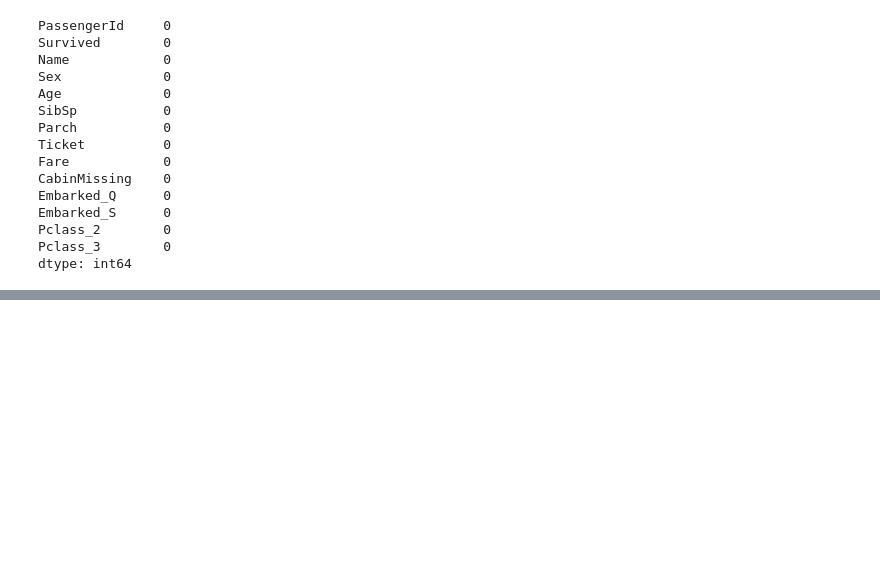
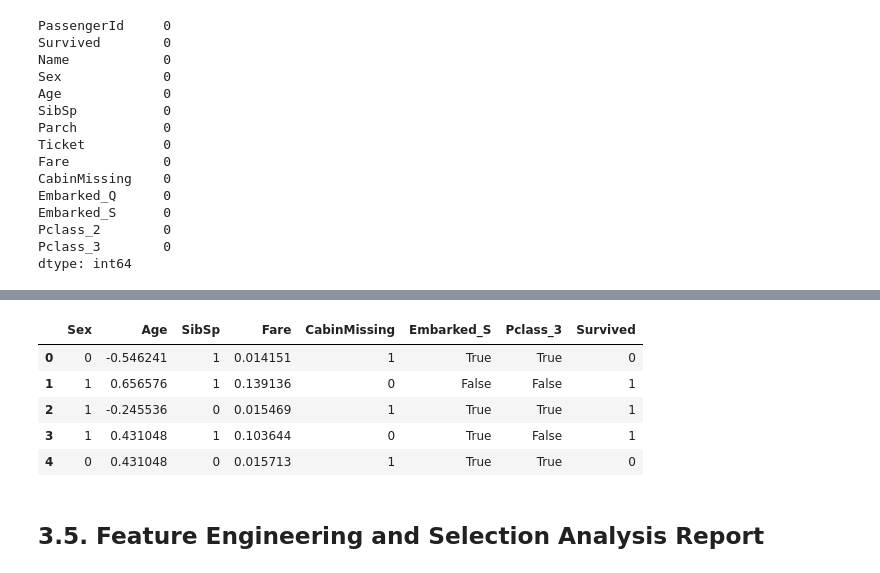
Before and after one commit to canoksuzoglu1/Titanic-Challenge, a Jupyter notebook: Titanic Challenge.ipynb, the cells around one changed output, grey strips where cells are left out. Saved outputs shown, nothing was run; the diff lists cells and outputs as text; code cells hidden in the pictures; blank space fills up the shorter version.

```diff
--- a/Titanic Challenge.ipynb
+++ b/Titanic Challenge.ipynb
@@ -744,0 +972,17 @@ The preprocessing steps we applied have prepared the Titanic dataset for machine
+# %%
+# Select only the features identified by RFE
+selected_features = ['Sex', 'Age', 'SibSp', 'Fare', 'CabinMissing', 'Embarked_S', 'Pclass_3', 'Survived']
+
+# Create a new dataset with only the selected features
+data = data[selected_features]
+# %%
+data.head()
+# %% [output]
+|  | Sex | Age | SibSp | Fare | CabinMissing | Embarked_S | Pclass_3 | Survived |
+| 0 | 0 | -0.546241 | 1 | 0.014151 | 1 | True | True | 0 |
+| 1 | 1 | 0.656576 | 1 | 0.139136 | 0 | False | False | 1 |
+| 2 | 1 | -0.245536 | 0 | 0.015469 | 1 | True | True | 1 |
+| 3 | 1 | 0.431048 | 1 | 0.103644 | 0 | True | False | 1 |
+| 4 | 0 | 0.431048 | 0 | 0.015713 | 1 | True | True | 0 |
+# %% [markdown]
+## 3.5. Feature Engineering and Selection Analysis Report
```
Also changed, not shown: parts of 30 cells of this notebook, 3 other files.
